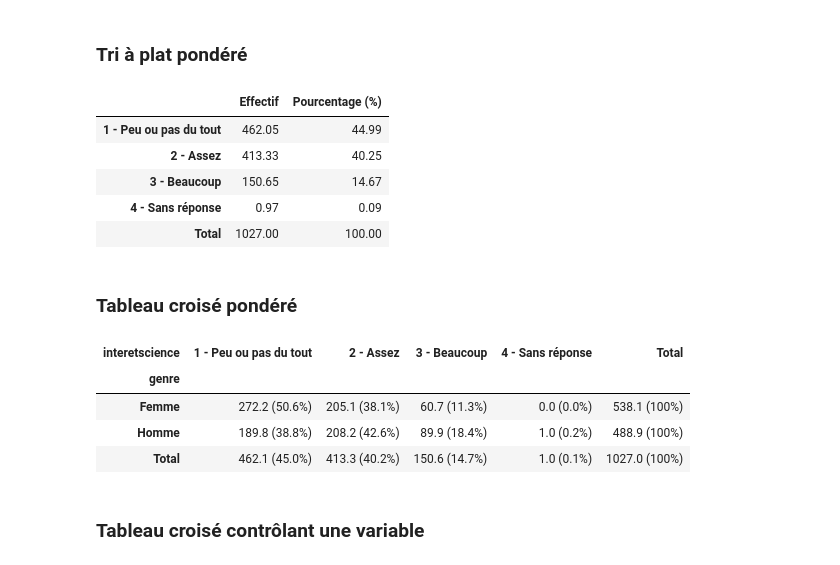
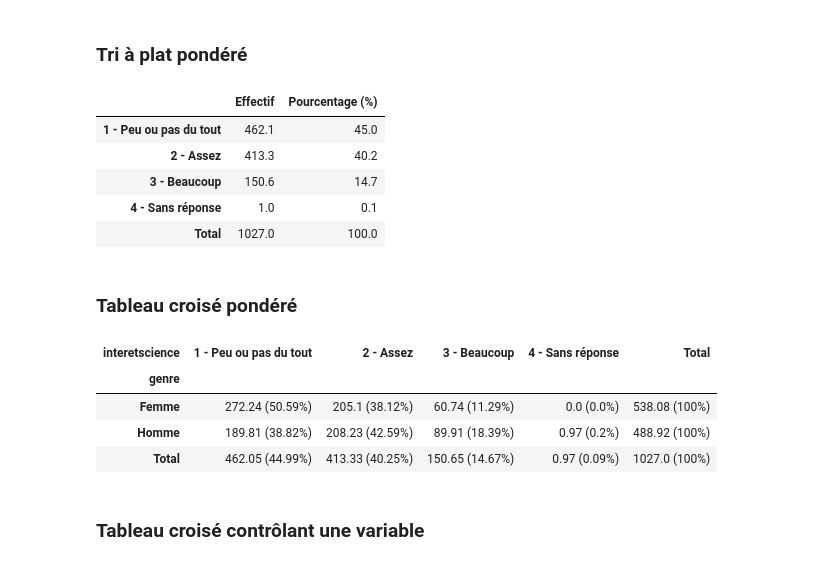
Before and after one commit to emilienschultz/pyshs-bib, a Jupyter notebook: docs/Exemple PySHS.ipynb, the cells around one changed output. Cells and saved outputs as stored; diff of their text form; code cells hidden in the pictures.

```diff
--- a/docs/Exemple PySHS.ipynb
+++ b/docs/Exemple PySHS.ipynb
@@ -75,24 +72,24 @@ pyshs.verification_recodage(data,"apportscience","apportsciencepositif")
 # %% [markdown]
 ### Tri à plat pondéré
 # %%
-pyshs.tri_a_plat(data,"interetscience","poids1", arrondir=2)
+pyshs.tri_a_plat(data,"interetscience","poids1", arrondir=1)
 # %% [output]
 |  | Effectif | Pourcentage (%) |
-| 1 - Peu ou pas du tout | 462.05 | 44.99 |
-| 2 - Assez | 413.33 | 40.25 |
-| 3 - Beaucoup | 150.65 | 14.67 |
-| 4 - Sans réponse | 0.97 | 0.09 |
-| Total | 1027.00 | 100.00 |
+| 1 - Peu ou pas du tout | 462.1 | 45.0 |
+| 2 - Assez | 413.3 | 40.2 |
+| 3 - Beaucoup | 150.6 | 14.7 |
+| 4 - Sans réponse | 1.0 | 0.1 |
+| Total | 1027.0 | 100.0 |
 # %% [markdown]
 ### Tableau croisé pondéré
 # %%
-pyshs.tableau_croise(data,"genre","interetscience","poids1", arrondir=1)
+pyshs.tableau_croise(data,"genre","interetscience","poids1", arrondir=2)
 # %% [output]
 | interetscience | 1 - Peu ou pas du tout | 2 - Assez | 3 - Beaucoup | 4 - Sans réponse | Total |
 | genre |  |  |  |  |  |
-| Femme | 272.2 (50.6%) | 205.1 (38.1%) | 60.7 (11.3%) | 0.0 (0.0%) | 538.1 (100%) |
-| Homme | 189.8 (38.8%) | 208.2 (42.6%) | 89.9 (18.4%) | 1.0 (0.2%) | 488.9 (100%) |
-| Total | 462.1 (45.0%) | 413.3 (40.2%) | 150.6 (14.7%) | 1.0 (0.1%) | 1027.0 (100%) |
+| Femme | 272.24 (50.59%) | 205.1 (38.12%) | 60.74 (11.29%) | 0.0 (0.0%) | 538.08 (100%) |
+| Homme | 189.81 (38.82%) | 208.23 (42.59%) | 89.91 (18.39%) | 0.97 (0.2%) | 488.92 (100%) |
+| Total | 462.05 (44.99%) | 413.33 (40.25%) | 150.65 (14.67%) | 0.97 (0.09%) | 1027.0 (100%) |
 # %% [markdown]
 ### Tableau croisé contrôlant une variable
 # %%
```
Also changed, not shown: parts of 4 cells of this notebook, 4 other files.
